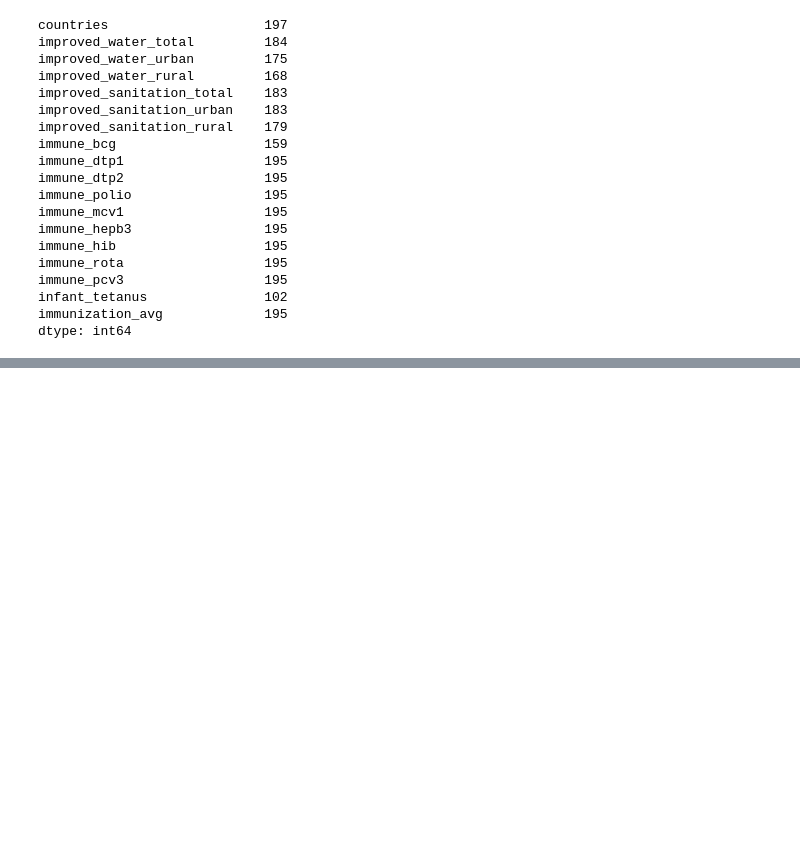
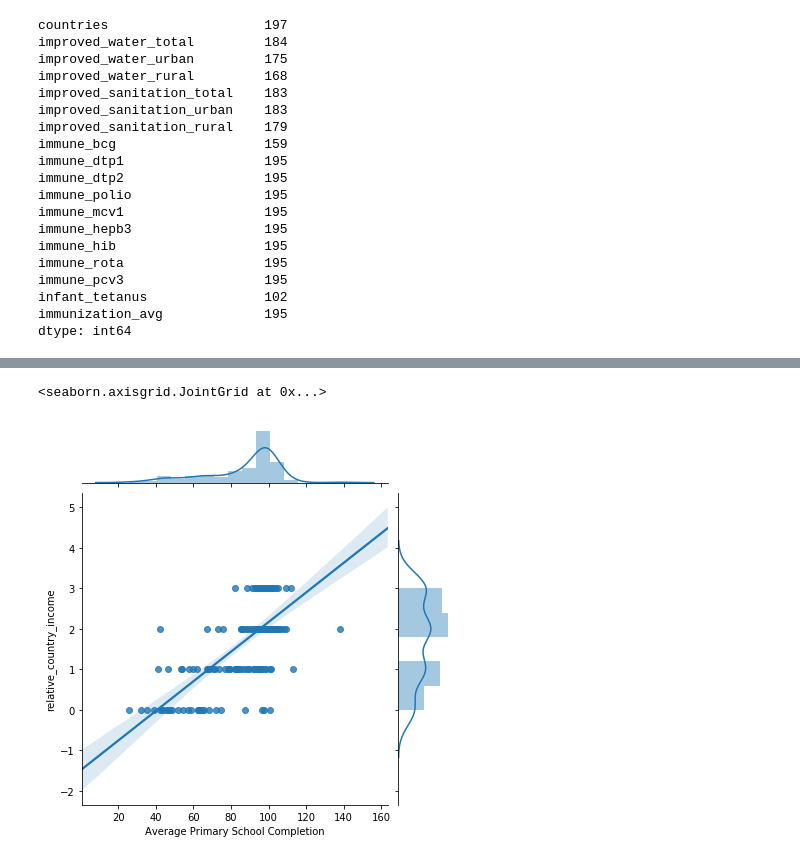
Before and after one commit to Yee-Brian14/primary_completion_rate, a Jupyter notebook: working-notebook.ipynb, the cells around one changed output, grey strips where cells are left out. Drawn from its saved outputs; the diff is of its cells as text; code cells hidden in the pictures; blank space fills up the shorter version.

```diff
--- a/working-notebook.ipynb
+++ b/working-notebook.ipynb
@@ -228,0 +388,21 @@ outfile.close()
+# %%
+# fill in missing data
+data.loc[30,'Sub-Saharan Africa'] = 1
+data.loc[30, 'Region'] = 'Sub-Saharan Africa'
+data.loc[30,'IncomeGroup'] = 'Lower middle income'
+data.loc[30,'Lower middle income'] = 1
+
+data.loc[134,'East Asia & Pacific'] = 1
+data.loc[134,'Region'] = 'East Asia & Pacific'
+data.loc[134,'IncomeGroup'] = 'Low income'
+data.loc[134,'Low income'] = 1
+
+data.loc[152,'Sub-Saharan Africa'] = 1
+data.loc[152,'Region'] = 'Sub-Saharan Africa'
+data.loc[152,'IncomeGroup'] = 'Lower middle income'
+data.loc[152,'Lower middle income'] = 1
+# %%
+#combine relative income into an ordinal categorical variable
+relative_country_income = {'Low income': 0, "Lower middle income": 1, "Upper middle income": 2, 'High income': 3}
+
+data['relative_country_income'] = data.apply(lambda x: relative_country_income[x.IncomeGroup], axis=1)
@@ -228,0 +429,5 @@ outfile.close()
+# %%
+sns.jointplot(x='',y='relative_country_income',data=data,kind='reg')
+# %% [output]
+<seaborn.axisgrid.JointGrid at 0x...>
+[figure, added]
```
Also changed, not shown: parts of 29 cells of this notebook, 1 other file.
